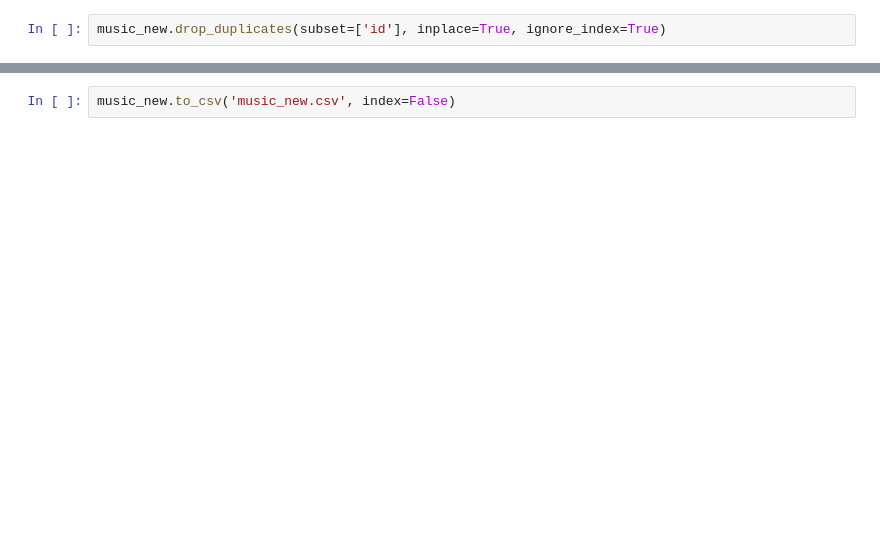
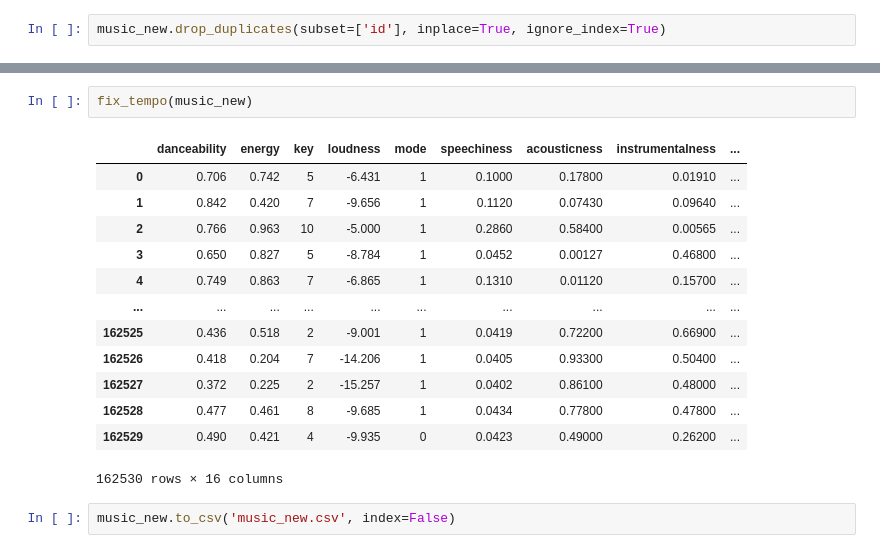
Before and after one commit to urospetkovic/IronHackLabs, a Jupyter notebook: week9/Final Project/web_scraping.ipynb, the cells around one changed output, grey strips where cells are left out. Drawn from its saved outputs; the diff is of its cells as text; blank space fills up the shorter version.

```diff
--- a/week9/Final Project/web_scraping.ipynb
+++ b/week9/Final Project/web_scraping.ipynb
@@ -368,2 +459,18 @@ music_new.drop_duplicates(subset=['id'], inplace=True, ignore_index=True)
+# %%
+fix_tempo(music_new)
+# %% [output]
+|  | danceability | energy | key | loudness | mode | speechiness | acousticness | instrumentalness | ... |
+| 0 | 0.706 | 0.742 | 5 | -6.431 | 1 | 0.1000 | 0.17800 | 0.01910 | ... |
+| 1 | 0.842 | 0.420 | 7 | -9.656 | 1 | 0.1120 | 0.07430 | 0.09640 | ... |
+| 2 | 0.766 | 0.963 | 10 | -5.000 | 1 | 0.2860 | 0.58400 | 0.00565 | ... |
+| 3 | 0.650 | 0.827 | 5 | -8.784 | 1 | 0.0452 | 0.00127 | 0.46800 | ... |
+| 4 | 0.749 | 0.863 | 7 | -6.865 | 1 | 0.1310 | 0.01120 | 0.15700 | ... |
+| ... | ... | ... | ... | ... | ... | ... | ... | ... | ... |
+| 162525 | 0.436 | 0.518 | 2 | -9.001 | 1 | 0.0419 | 0.72200 | 0.66900 | ... |
+| 162526 | 0.418 | 0.204 | 7 | -14.206 | 1 | 0.0405 | 0.93300 | 0.50400 | ... |
+| 162527 | 0.372 | 0.225 | 2 | -15.257 | 1 | 0.0402 | 0.86100 | 0.48000 | ... |
+| 162528 | 0.477 | 0.461 | 8 | -9.685 | 1 | 0.0434 | 0.77800 | 0.47800 | ... |
+| 162529 | 0.490 | 0.421 | 4 | -9.935 | 0 | 0.0423 | 0.49000 | 0.26200 | ... |
+162530 rows × 16 columns
 # %%
 music_new.to_csv('music_new.csv', index=False)
```
Also changed, not shown: parts of 31 cells of this notebook, 17 other files.
